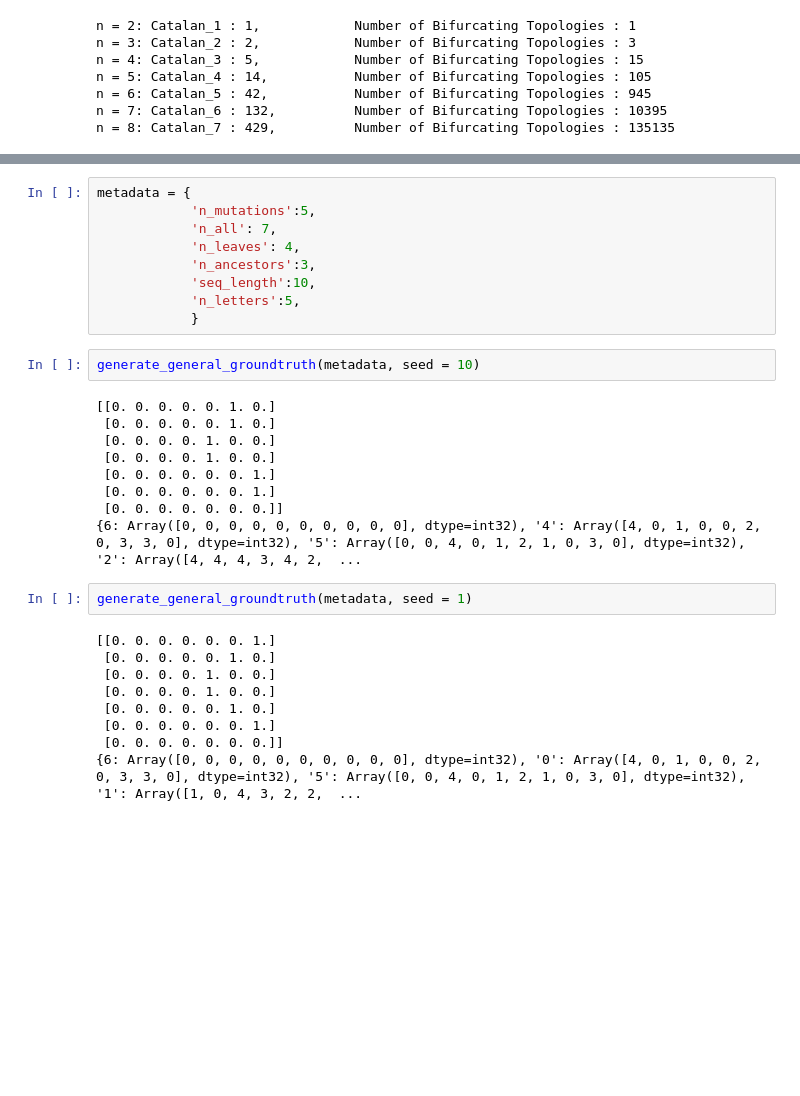
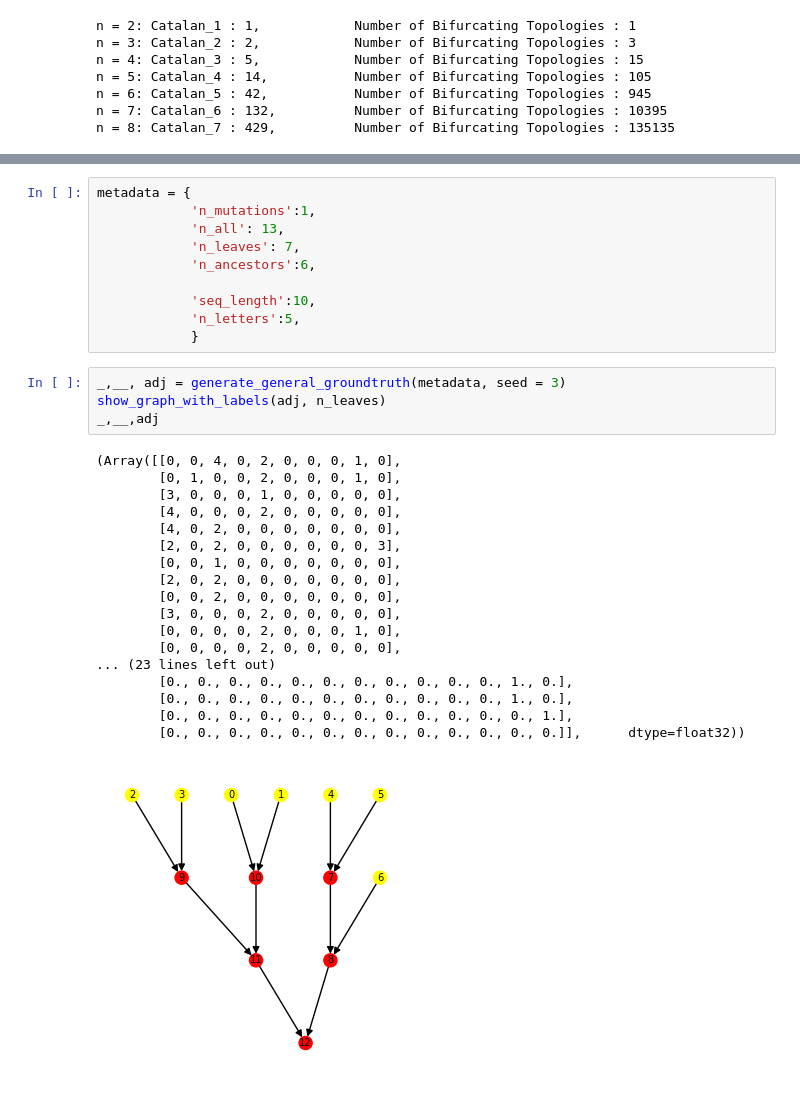
Before and after one commit to ramithuh/differentiable-trees, a Jupyter notebook: feature-testing/Diverse_Tree_Generation_[Catalan_Numbers].ipynb, the cells around one changed output, grey strips where cells are left out. Saved outputs shown, nothing was run; the diff lists cells and outputs as text; blank space fills up the shorter version.

```diff
--- a/feature-testing/Diverse_Tree_Generation_[Catalan_Numbers].ipynb
+++ b/feature-testing/Diverse_Tree_Generation_[Catalan_Numbers].ipynb
@@ -501,31 +508,33 @@ def generate_general_groundtruth(
 # %%
 metadata = {
-            'n_mutations':5,
-            'n_all': 7,
-            'n_leaves': 4,
-            'n_ancestors':3,
+            'n_mutations':1,
+            'n_all': 13,
+            'n_leaves': 7,
+            'n_ancestors':6,
+
             'seq_length':10,
             'n_letters':5,
             }
-# %%
-generate_general_groundtruth(metadata, seed = 10)
-# %% [output]
-[[0. 0. 0. 0. 0. 1. 0.]
- [0. 0. 0. 0. 0. 1. 0.]
- [0. 0. 0. 0. 1. 0. 0.]
- [0. 0. 0. 0. 1. 0. 0.]
- [0. 0. 0. 0. 0. 0. 1.]
- [0. 0. 0. 0. 0. 0. 1.]
- [0. 0. 0. 0. 0. 0. 0.]]
-{6: Array([0, 0, 0, 0, 0, 0, 0, 0, 0, 0], dtype=int32), '4': Array([4, 0, 1, 0, 0, 2, 0, 3, 3, 0], dtype=int32), '5': Array([0, 0, 4, 0, 1, 2, 1, 0, 3, 0], dtype=int32), '2': Array([4, 4, 4, 3, 4, 2,  ...
-# %%
-generate_general_groundtruth(metadata, seed = 1)
-# %% [output]
-[[0. 0. 0. 0. 0. 0. 1.]
- [0. 0. 0. 0. 0. 1. 0.]
- [0. 0. 0. 0. 1. 0. 0.]
- [0. 0. 0. 0. 1. 0. 0.]
- [0. 0. 0. 0. 0. 1. 0.]
- [0. 0. 0. 0. 0. 0. 1.]
- [0. 0. 0. 0. 0. 0. 0.]]
-{6: Array([0, 0, 0, 0, 0, 0, 0, 0, 0, 0], dtype=int32), '0': Array([4, 0, 1, 0, 0, 2, 0, 3, 3, 0], dtype=int32), '5': Array([0, 0, 4, 0, 1, 2, 1, 0, 3, 0], dtype=int32), '1': Array([1, 0, 4, 3, 2, 2,  ...
+# %%
+_,__, adj = generate_general_groundtruth(metadata, seed = 3)
+show_graph_with_labels(adj, n_leaves)
+_,__,adj
+# %% [output]
+(Array([[0, 0, 4, 0, 2, 0, 0, 0, 1, 0],
+        [0, 1, 0, 0, 2, 0, 0, 0, 1, 0],
+        [3, 0, 0, 0, 1, 0, 0, 0, 0, 0],
+        [4, 0, 0, 0, 2, 0, 0, 0, 0, 0],
+        [4, 0, 2, 0, 0, 0, 0, 0, 0, 0],
+        [2, 0, 2, 0, 0, 0, 0, 0, 0, 3],
+        [0, 0, 1, 0, 0, 0, 0, 0, 0, 0],
+        [2, 0, 2, 0, 0, 0, 0, 0, 0, 0],
+        [0, 0, 2, 0, 0, 0, 0, 0, 0, 0],
+        [3, 0, 0, 0, 2, 0, 0, 0, 0, 0],
+        [0, 0, 0, 0, 2, 0, 0, 0, 1, 0],
+        [0, 0, 0, 0, 2, 0, 0, 0, 0, 0],
+... (23 lines left out)
+        [0., 0., 0., 0., 0., 0., 0., 0., 0., 0., 0., 1., 0.],
+        [0., 0., 0., 0., 0., 0., 0., 0., 0., 0., 0., 1., 0.],
+        [0., 0., 0., 0., 0., 0., 0., 0., 0., 0., 0., 0., 1.],
+        [0., 0., 0., 0., 0., 0., 0., 0., 0., 0., 0., 0., 0.]],      dtype=float32))
+[figure, added]
```
Also changed, not shown: parts of 6 cells of this notebook, 3 other files.
